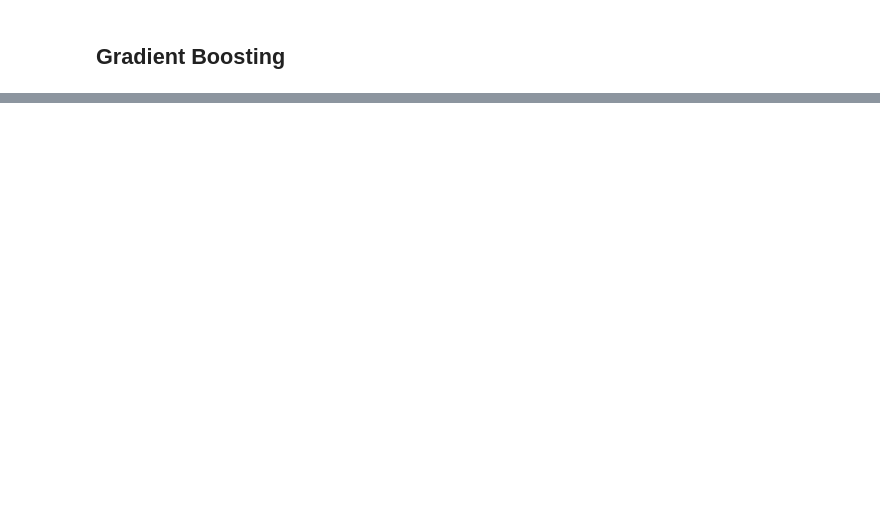
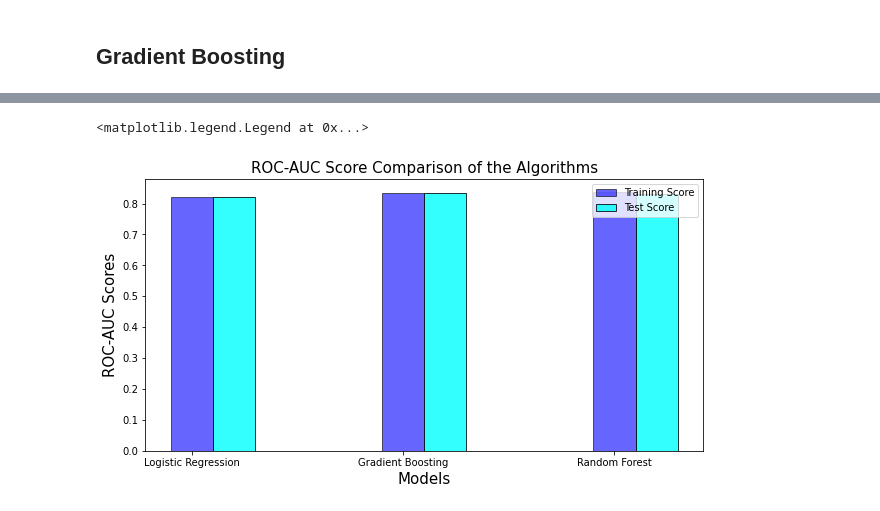
Before and after one commit to ldell7/InstacartRecommendation, a Jupyter notebook: notebooks/02_feature_engineering_modeling.ipynb, the cells around one changed output, grey strips where cells are left out. Saved outputs shown, nothing was run; the diff lists cells and outputs as text; code cells hidden in the pictures; blank space fills up the shorter version.

```diff
--- a/notebooks/02_feature_engineering_modeling.ipynb
+++ b/notebooks/02_feature_engineering_modeling.ipynb
@@ -361,0 +448,8 @@ KeyboardInterrupt:
+# %%
+from sklearn.ensemble import RandomForestClassifier
+
+rf = RandomForestClassifier(bootstrap=True,n_estimators=100,criterion='entropy')
+start = timeit.default_timer()
+rf.fit(X_train, y_train)
+stop = timeit.default_timer()
+print('Time: ', stop-start)
@@ -361,0 +484,10 @@ KeyboardInterrupt:
+# %%
+cv_scores_test= cross_val_score(rf,X_test,y_test,cv=5,scoring='roc_auc')
+cv_scores_train= cross_val_score(rf,X_train,y_train,cv=5,scoring='roc_auc')
+print(cv_scores_test)
+cv_scores_rf_test= cv_scores_test.mean()
+cv_scores_rf_train= cv_scores_train.mean()
+cv_scores_std_test_rf= cv_scores_test.std()
+print ('Mean cross validation train score: ' +str(cv_scores_rf_train))
+print ('Mean cross validation test score: ' +str(cv_scores_rf_test))
+print ('Standard deviation in cv test scores: ' +str(cv_scores_std_test_rf))
@@ -361,0 +509,13 @@ KeyboardInterrupt:
+# %%
+labels = ['Logistic Regression','Gradient Boosting','Random Forest']
+scores_test= [cv_scores_lr_test,cv_scores_gb_test,cv_scores_rf_test]
+scores_train= [cv_scores_lr_train,cv_scores_gb_train,cv_scores_rf_train]
+accuracy_scores = [accuracy_lr,accuracy_gb,accuracy_rf]
+
+score_tab_acc = pd.DataFrame(list(zip(labels, accuracy_scores)),
+               columns =['Algorithm', 'Model Accuracy Score'])
+
+score_tab = pd.DataFrame(list(zip(labels, scores_train, scores_test)),
+               columns =['Algorithm', 'ROC-AUC Train Score', 'ROC-AUC Test Score' ])
+
+score_tab_acc
@@ -361,0 +572,15 @@ KeyboardInterrupt:
+# %%
+# Plotting and comparing ROC-AUC train/test scores
+index=[1,2,3]
+index_acc=[1.2,2.2,3.2]
+plt.figure(figsize=(10,5))
+plt.xlabel('Models',fontsize=15)
+plt.ylabel ('ROC-AUC Scores',fontsize=15)
+plt.title('ROC-AUC Score Comparison of the Algorithms',fontsize=15)
+_=plt.bar(index,scores_train,color='b',alpha=0.6,label='Training Score',edgecolor='k',width=0.2)
+_=plt.bar(index_acc,scores_test,color='cyan',alpha=0.8,label='Test Score',edgecolor='k',width=0.2)
+plt.xticks([1,2,3], labels)
+plt.legend()
+# %% [output]
+<matplotlib.legend.Legend at 0x...>
+[figure, added]
```
Also changed, not shown: parts of 44 cells of this notebook.
